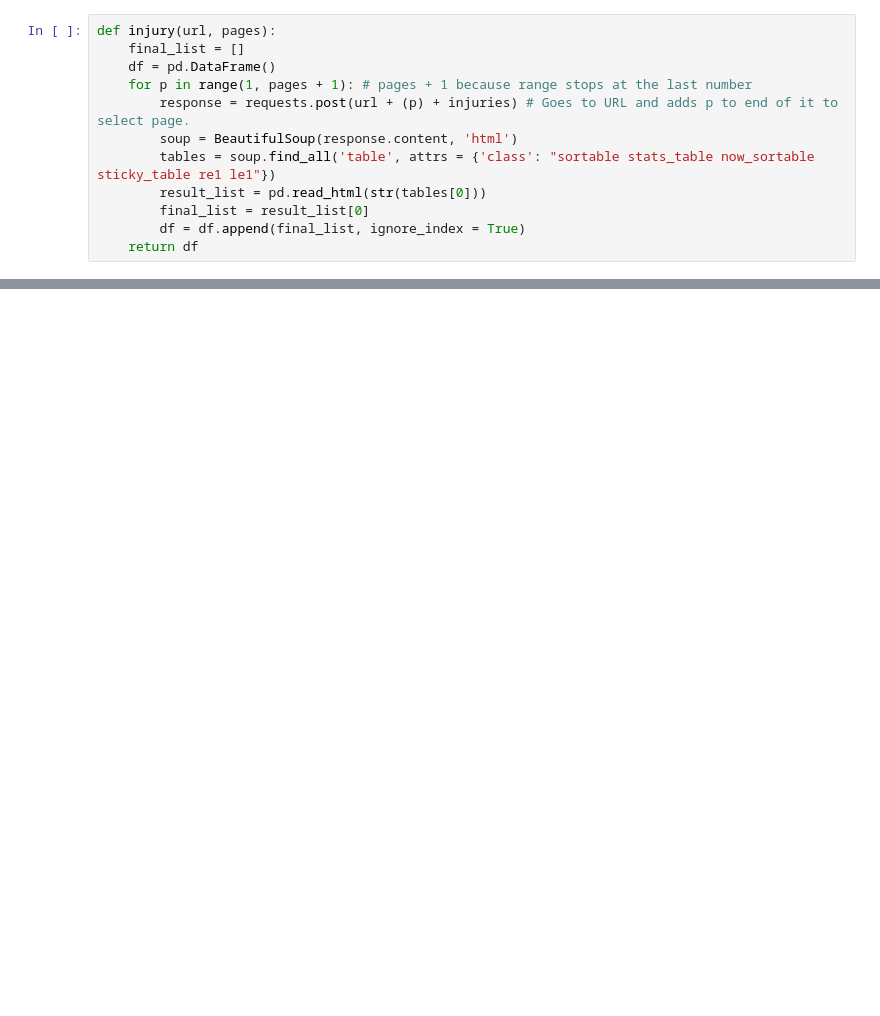
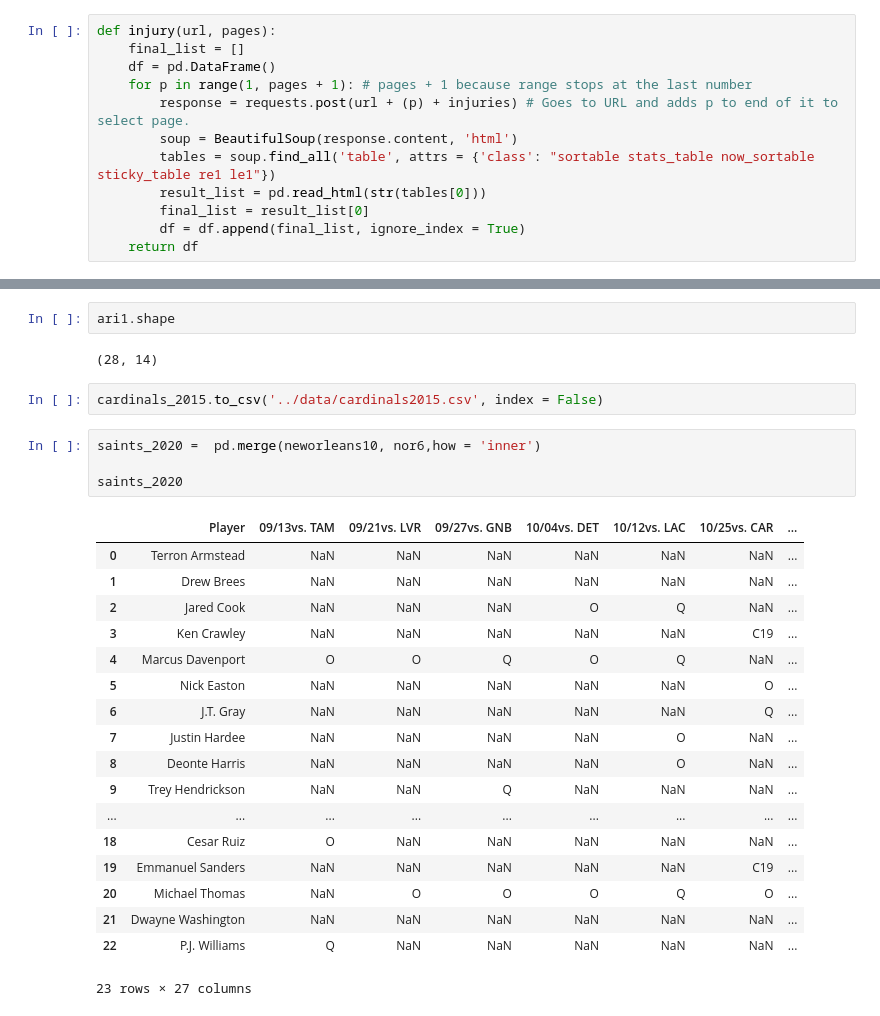
Before and after one commit to ClintNanney/Capstone, a Jupyter notebook: notebooks/capstone eda.ipynb, the cells around one changed output, grey strips where cells are left out. Drawn from its saved outputs; the diff is of its cells as text; blank space fills up the shorter version.

```diff
--- a/notebooks/capstone eda.ipynb
+++ b/notebooks/capstone eda.ipynb
@@ -495,0 +771,29 @@ arizona_df3.info
+# %%
+ari1.shape
+# %% [output]
+(28, 14)
+# %%
+cardinals_2015.to_csv('../data/cardinals2015.csv', index = False)
+# %%
+saints_2020 =  pd.merge(neworleans10, nor6,how = 'inner')
+
+saints_2020
+# %% [output]
+|  | Player | 09/13vs. TAM | 09/21vs. LVR | 09/27vs. GNB | 10/04vs. DET | 10/12vs. LAC | 10/25vs. CAR | ... |
+| 0 | Terron Armstead | NaN | NaN | NaN | NaN | NaN | NaN | ... |
+| 1 | Drew Brees | NaN | NaN | NaN | NaN | NaN | NaN | ... |
+| 2 | Jared Cook | NaN | NaN | NaN | O | Q | NaN | ... |
+| 3 | Ken Crawley | NaN | NaN | NaN | NaN | NaN | C19 | ... |
+| 4 | Marcus Davenport | O | O | Q | O | Q | NaN | ... |
+| 5 | Nick Easton | NaN | NaN | NaN | NaN | NaN | O | ... |
+| 6 | J.T. Gray | NaN | NaN | NaN | NaN | NaN | Q | ... |
+| 7 | Justin Hardee | NaN | NaN | NaN | NaN | O | NaN | ... |
+| 8 | Deonte Harris | NaN | NaN | NaN | NaN | O | NaN | ... |
+| 9 | Trey Hendrickson | NaN | NaN | Q | NaN | NaN | NaN | ... |
+| ... | ... | ... | ... | ... | ... | ... | ... | ... |
+| 18 | Cesar Ruiz | O | NaN | NaN | NaN | NaN | NaN | ... |
+| 19 | Emmanuel Sanders | NaN | NaN | NaN | NaN | NaN | C19 | ... |
+| 20 | Michael Thomas | NaN | O | O | O | Q | O | ... |
+| 21 | Dwayne Washington | NaN | NaN | NaN | NaN | NaN | NaN | ... |
+| 22 | P.J. Williams | Q | NaN | NaN | NaN | NaN | NaN | ... |
+23 rows × 27 columns
```
Also changed, not shown: parts of 13 cells of this notebook.
